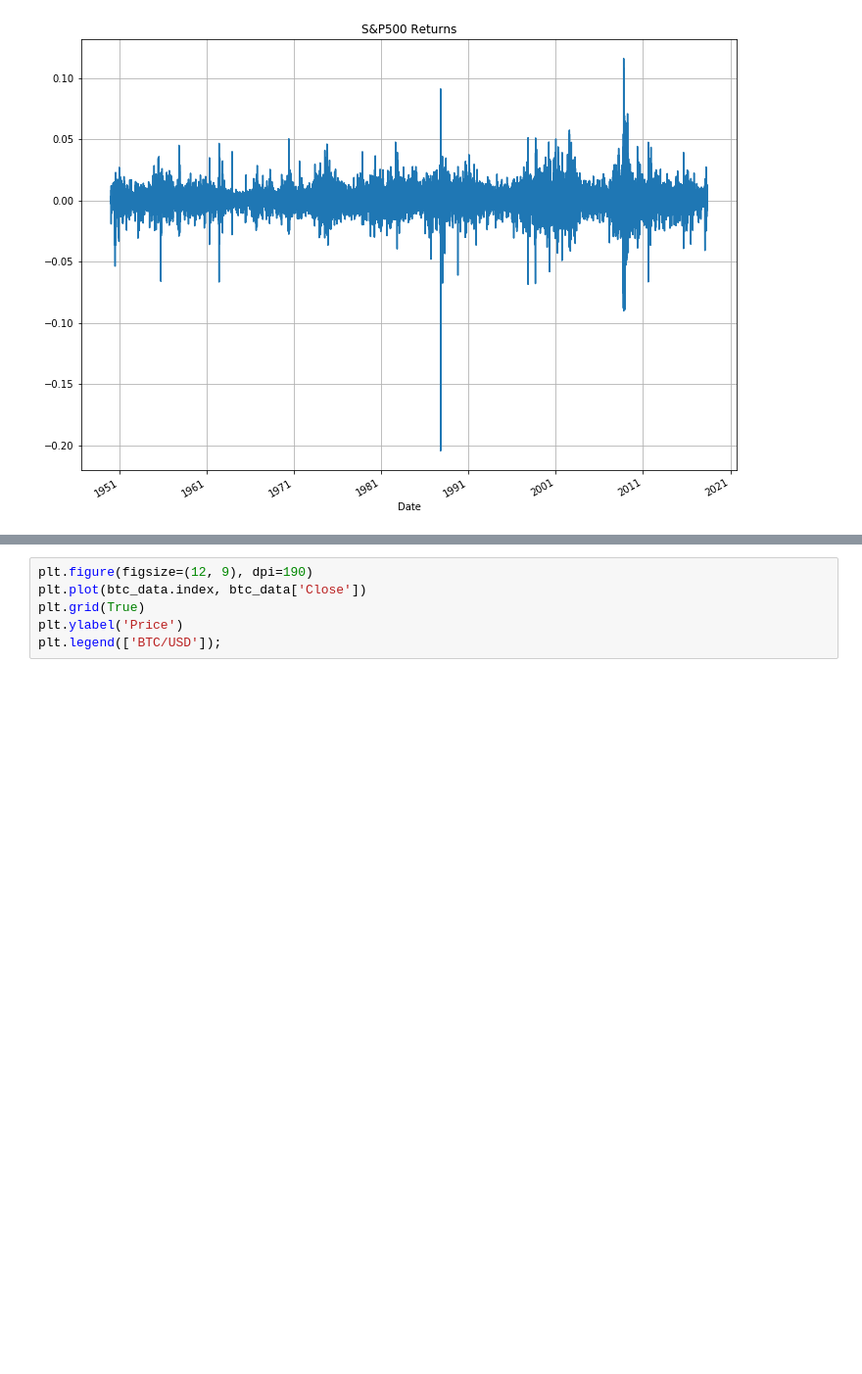
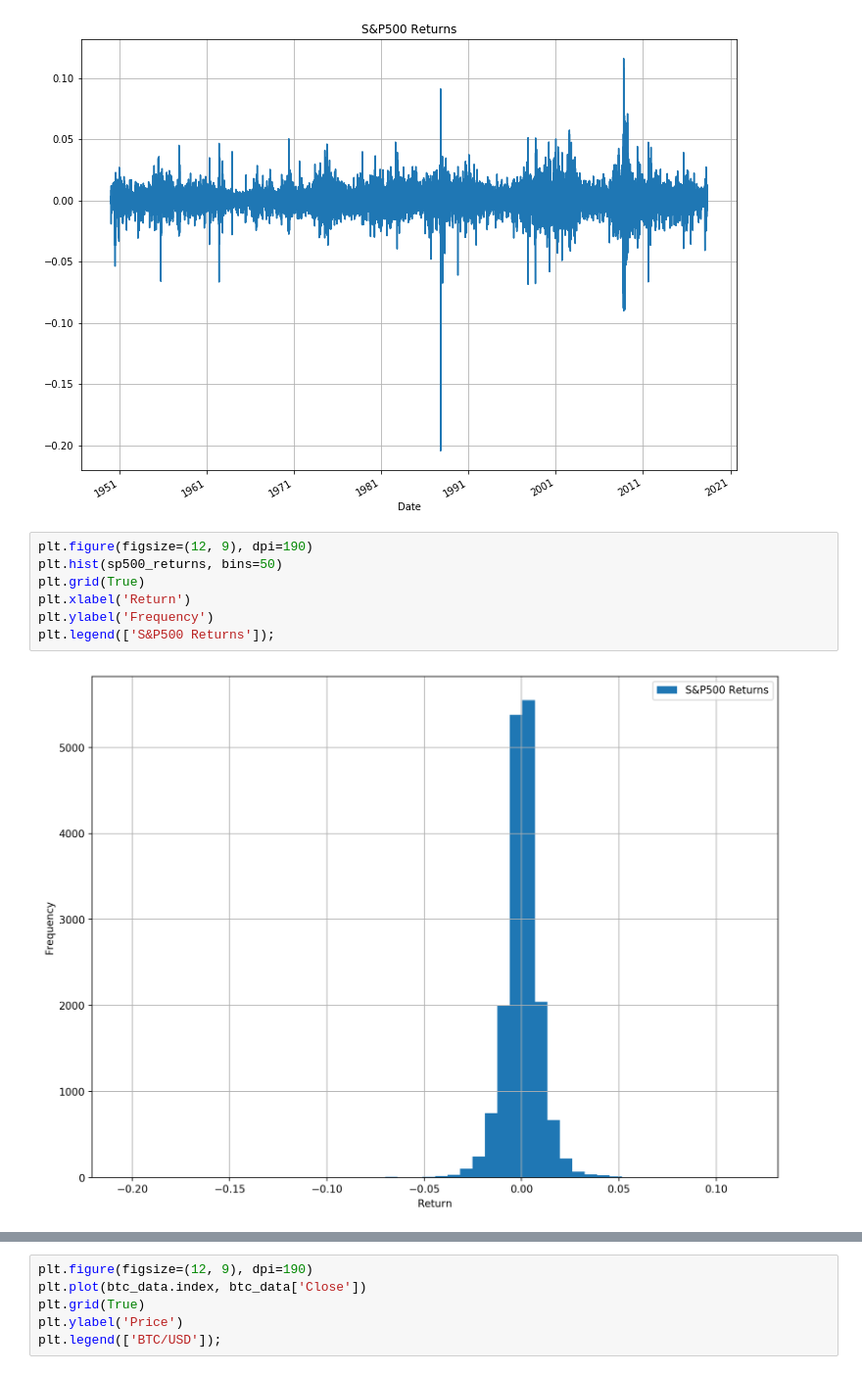
Before and after one commit to ngurnani/VolatilityPrediction, a Jupyter notebook: src/EDA.ipynb, the cells around one changed output, grey strips where cells are left out. Shown at 98% size. Drawn from its saved outputs; the diff is of its cells as text; blank space fills up the shorter version.

Commit message:
added histogram of returns. ISSUE: BTC/USD still seems unreliable, looking at other exchanges you get different prices which is super frustrating

```diff
--- a/src/EDA.ipynb
+++ b/src/EDA.ipynb
@@ -62,3 +64,12 @@ sp500_returns = sp500_data['Close'].pct_change()[1:]
 sp500_returns.plot(title='S&P500 Returns',grid=True, figsize=(12, 9));
 # %% [output]
 [figure]
+# %%
+plt.figure(figsize=(12, 9), dpi=190)
+plt.hist(sp500_returns, bins=50)
+plt.grid(True)
+plt.xlabel('Return')
+plt.ylabel('Frequency')
+plt.legend(['S&P500 Returns']);
+# %% [output]
+[figure, added]
```
Also changed, not shown: parts of 3 cells of this notebook.
